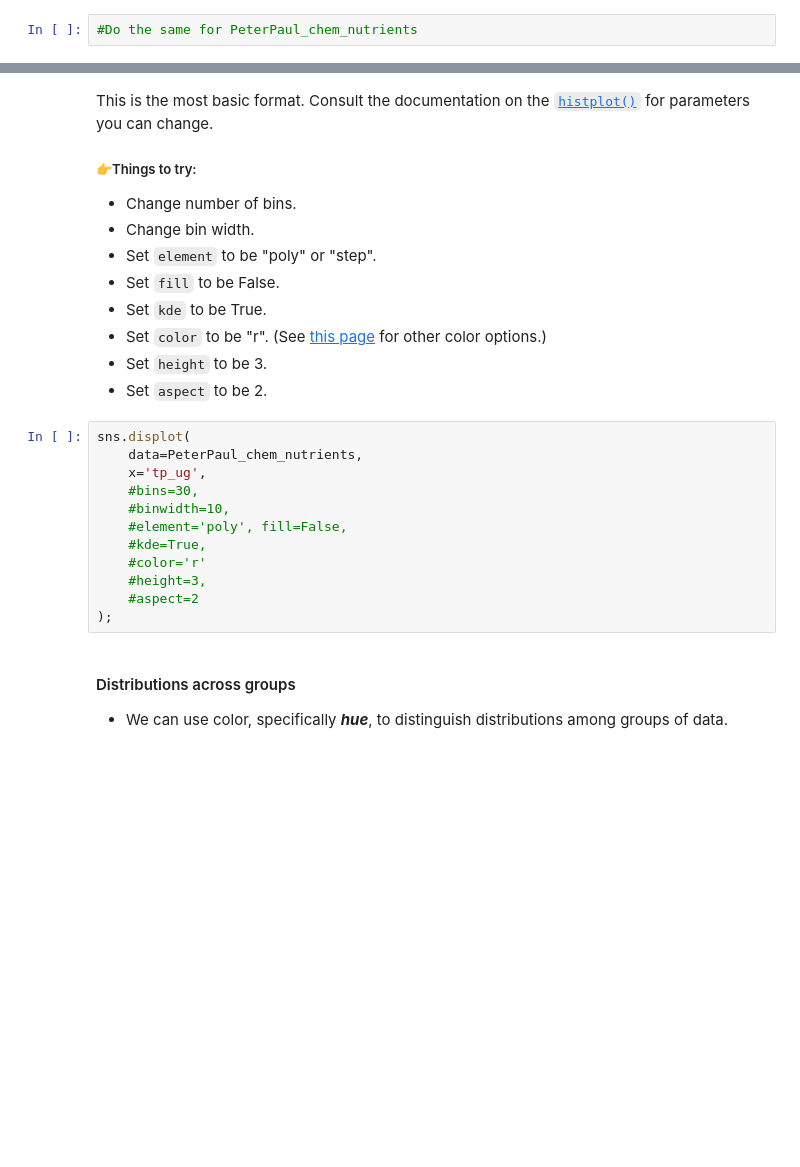
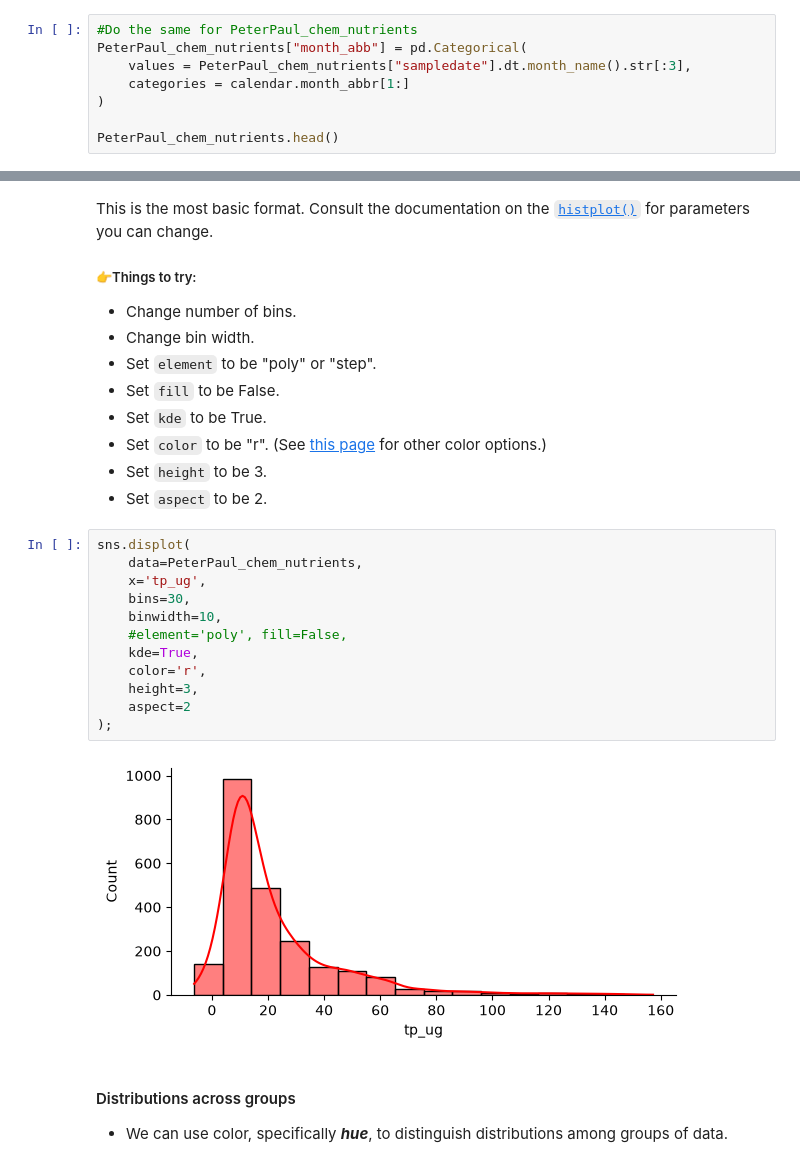
Before and after one commit to JoshG07/ENV700, a Jupyter notebook: lessons/M5-1-visualization-plot-types.ipynb, the cells around one changed output, grey strips where cells are left out. Saved outputs shown, nothing was run; the diff lists cells and outputs as text; blank space fills up the shorter version.

```diff
--- a/lessons/M5-1-visualization-plot-types.ipynb
+++ b/lessons/M5-1-visualization-plot-types.ipynb
@@ -139,2 +158,8 @@ EPAair['month_abb'] = pd.Categorical(
 # %%
 #Do the same for PeterPaul_chem_nutrients
+PeterPaul_chem_nutrients["month_abb"] = pd.Categorical(
+    values = PeterPaul_chem_nutrients["sampledate"].dt.month_name().str[:3],
+    categories = calendar.month_abbr[1:]
+)
+
+PeterPaul_chem_nutrients.head()
@@ -221,15 +255,17 @@ This is the most basic format. Consult the documentation on the [`histplot()`](h
 # %%
 sns.displot(
     data=PeterPaul_chem_nutrients,
     x='tp_ug',
-    #bins=30,
-    #binwidth=10,
+    bins=30,
+    binwidth=10,
     #element='poly', fill=False,
-    #kde=True,
-    #color='r'
-    #height=3,
-    #aspect=2
+    kde=True,
+    color='r',
+    height=3,
+    aspect=2
 );
+# %% [output]
+[figure, added]
 # %% [markdown]
 #### Distributions across groups
 * We can use color, specifically ***hue***, to distinguish distributions among groups of data.
```
Also changed, not shown: parts of 24 cells of this notebook.
